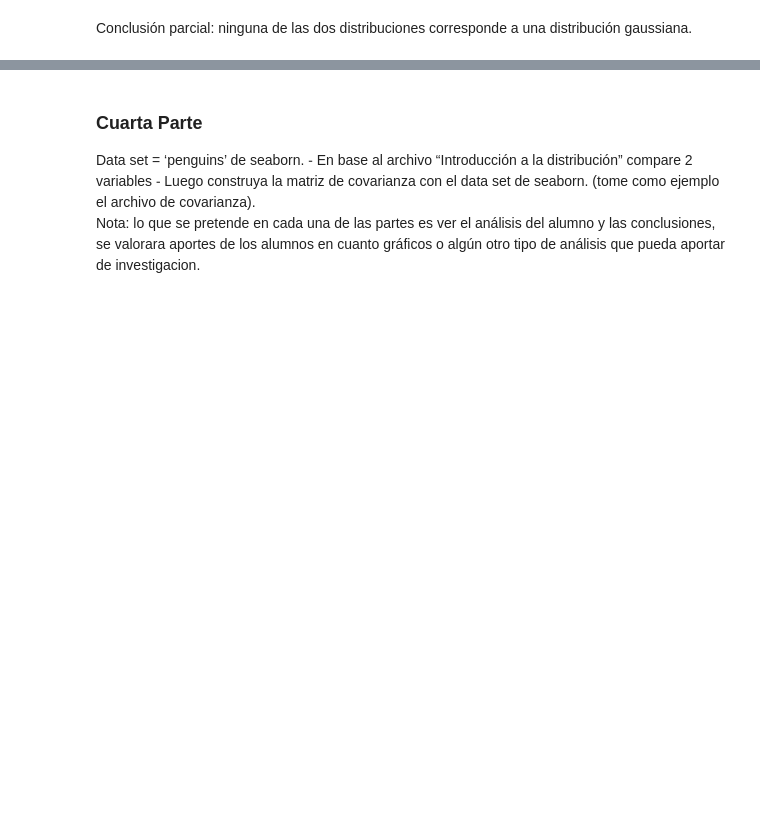
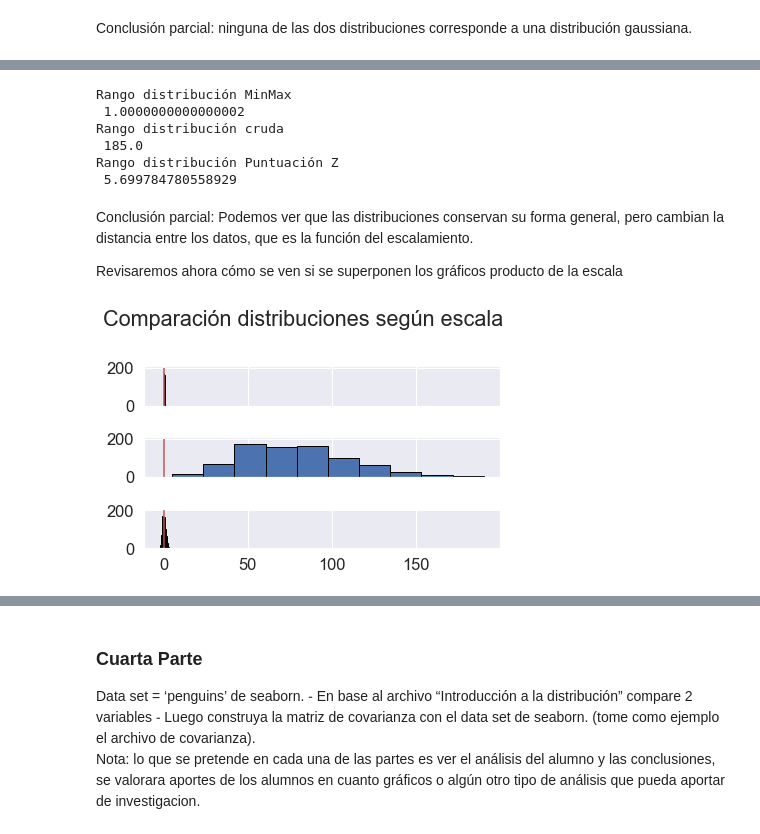
Before and after one commit to calbhach/CIENCIA_DE_DATOS, a Jupyter notebook: examen-modulo-4(CarlosCalvoMiranda).ipynb, the cells around one changed output, grey strips where cells are left out. Saved outputs shown, nothing was run; the diff lists cells and outputs as text; code cells hidden in the pictures; blank space fills up the shorter version.

```diff
--- a/examen-modulo-4(CarlosCalvoMiranda).ipynb
+++ b/examen-modulo-4(CarlosCalvoMiranda).ipynb
@@ -503,0 +582,33 @@ Conclusión parcial: ninguna de las dos distribuciones corresponde a una distrib
+# %%
+z = minmax_df.describe()
+y = pokemon.describe()
+c = scaled_z.describe()
+print("Rango distribución MinMax\n", z.loc["max"].Attack - z.loc["min"].Attack)
+print("Rango distribución cruda\n", y.loc["max"].Attack - y.loc["min"].Attack)
+print("Rango distribución Puntuación Z\n", c.loc["max"] - c.loc["min"])
+# %% [output]
+Rango distribución MinMax
+ 1.0000000000000002
+Rango distribución cruda
+ 185.0
+Rango distribución Puntuación Z
+ 5.699784780558929
+# %% [markdown]
+Conclusión parcial: Podemos ver que las distribuciones conservan su forma general, pero cambian la distancia entre los datos, que es la función del escalamiento.
+
+Revisaremos ahora cómo se ven si se superponen los gráficos producto de la escala
+# %%
+fig, axs = plt.subplots(3, 1, sharex = True, squeeze=True)
+
+axs[0].hist(minmax_df["Attack"], edgecolor="Black")
+axs[0].vlines([0], 0, 200, colors='r')
+axs[1].hist(pokemon["Attack"], edgecolor="Black")
+axs[1].vlines([0], 0, 200, colors='r')
+axs[2].hist(scaled_z, edgecolor="Black")
+axs[2].vlines([0], 0, 200, colors='r')
+plt.suptitle("Comparación distribuciones según escala")
+
+plt.tight_layout()
+plt.show()
+# %% [output]
+[figure, added]
```
Also changed, not shown: parts of 6 cells of this notebook.
